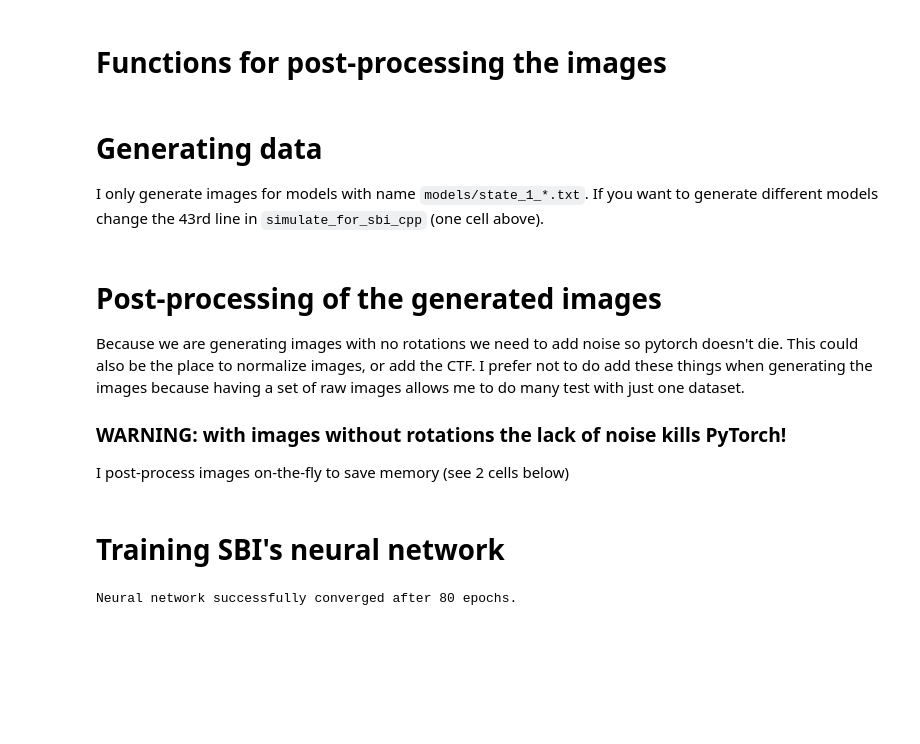
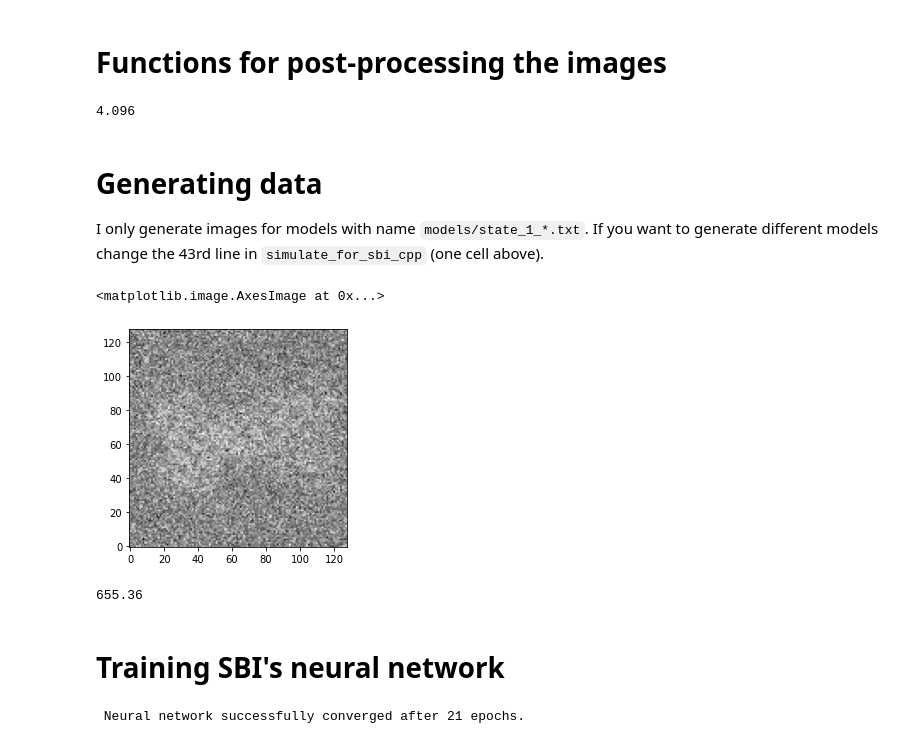
Before and after one commit to flatironinstitute/cryoSBI, a Jupyter notebook: hsp90_simple_notebook.ipynb, the cells around one changed output. Saved outputs shown, nothing was run; the diff lists cells and outputs as text; code cells hidden in the pictures; blank space fills up the shorter version.

```diff
--- a/hsp90_simple_notebook.ipynb
+++ b/hsp90_simple_notebook.ipynb
@@ -75,7 +75,7 @@ def load_model(fname, filter = "name CA"):
 # %% [markdown]
 # Functions for post-processing the images
 # %%
-def add_noise(img, n_pixels, pixel_size, snr):
+""" def add_noise(img, n_pixels, pixel_size, snr):
 
     img_noise = np.asarray(img).reshape(n_pixels, n_pixels)
 
@@ -88,10 +88,37 @@ def add_noise(img, n_pixels, pixel_size, snr):
 
     mask = grid[None,:]**2 + grid[:,None]**2 < rad_sq
 
-    noise_std = np.std(img[mask]) / snr
-    noise = np.random.normal(loc=0.0, scale = noise_std, size=img.shape)
+    signal_mean = np.mean(img[mask])
+    noise_std = np.std(img[mask]) / np.sqrt(snr)
+    noise = np.random.normal(loc=signal_mean, scale = noise_std, size=img.shape)
 
     img_noise = img + noise
+
+    img_noise -= np.mean(img_noise)
+    img_noise /= np.std(img_noise)
+
+    return img_noise """
+
+def add_noise(img, snr):
+
+    #mean_image = np.mean(img)
+    std_image = np.std(img)
+
+    mask = np.abs(img) > 0.5 * std_image
+
+    signal_mean = np.mean(img[mask])
+    signal_std = np.std(img[mask])
+
+    noise_std = signal_std / np.sqrt(snr)
+    noise = np.random.normal(loc=signal_mean, scale=noise_std, size=img.shape)
+
+    img_noise = img + noise
+
+    img_noise -= np.mean(img_noise)
+    img_noise /= np.std(img_noise)
+
+    # img_noise = np.zeros_like(img)
+    # img_noise[mask] = img[mask]
 
     return img_noise
 
@@ -123,6 +150,14 @@ def normalize_dataset(dataset):
         norm_images[i] = (dataset[i] - mu) / sigma
 
     return norm_images
+# %%
+#images = torch.load("cluster/images.pt")
+
+#plt.imshow(images[0].reshape(32, 32))
+
+images.element_size() * images.nelement() * 1e-6
+# %% [output]
+4.096
 # %% [markdown]
 # Generating data
 
@@ -130,8 +165,8 @@
 # %%
 prior_indices = utils.BoxUniform(low=1*torch.ones(1), high=20*torch.ones(1))
 # %%
-args_dict = {"PIXEL_SIZE": 4,
-             "N_PIXELS": 32,
+args_dict = {"PIXEL_SIZE": 1,
+             "N_PIXELS": 128,
              "SIGMA": 1.0
              }
 
@@ -146,10 +181,16 @@ def simulator(index):
     # coord = np.matmul(rot_mat, coord)
 
     image = gen_img(coord, args_dict)
+    image = add_noise(image, 0.1)
 
     return image
 
 simulator_sbi, prior_sbi = prepare_for_sbi(simulator, prior_indices)
+# %%
+plt.imshow(simulator_sbi(prior_sbi.sample((1,))).reshape(128, 128).T, origin="lower", cmap="Greys_r")
+# %% [output]
+<matplotlib.image.AxesImage at 0x...>
+[figure, added]
 # %%
 indices, images = simulate_for_sbi(
     simulator_sbi,
@@ -159,9 +200 @@ indices, images = simulate_for_sbi(
     )
-# %% [markdown]
-# Post-processing of the generated images
-
-Because we are generating images with no rotations we need to add noise so pytorch doesn't die. This could also be the place to normalize images, or add the CTF. I prefer not to do add these things when generating the images because having a set of raw images allows me to do many test with just one dataset.
-
-### WARNING: with images without rotations the lack of noise kills PyTorch!
-
-I post-process images on-the-fly to save memory (see 2 cells below)
@@ -168,2 +207,6 @@ I post-process images on-the-fly to save memory (see 2 cells below)
+# %%
+images.element_size() * images.nelement() * 1e-6
+# %% [output]
+655.36
 # %% [markdown]
 # Training SBI's neural network
@@ -174,6 +240,7 @@ inference = SNPE(prior=prior_indices, density_estimator=density_estimator_build_
 # Calculate and save posterior
 posteriors = {}
 
+"""
 # Train multiple posteriors for different noise levels
 snr_training = [0.1]
 
@@ -187,9 +254,15 @@ for snr in snr_training:
     inference = inference.append_simulations(indices, images_with_noise)
 
     density_estimator = inference.train()
-    posteriors[f"snr_{snr}"] = inference.build_posterior(density_estimator)
+    posteriors[f"snr_{snr}"] = inference.build_posterior(density_estimator) """
+
+
+inference = inference.append_simulations(indices, images)
+
+density_estimator = inference.train()
+posteriors[f"snr_{0.1}"] = inference.build_posterior(density_estimator)
 # %% [output]
-Neural network successfully converged after 80 epochs.
+ Neural network successfully converged after 21 epochs.
 # %%
 with open("posteriors_no_rot.pkl", "wb") as handle:
     pickle.dump(posteriors, handle)
```
Also changed, not shown: parts of 9 cells of this notebook, 7 other files.
